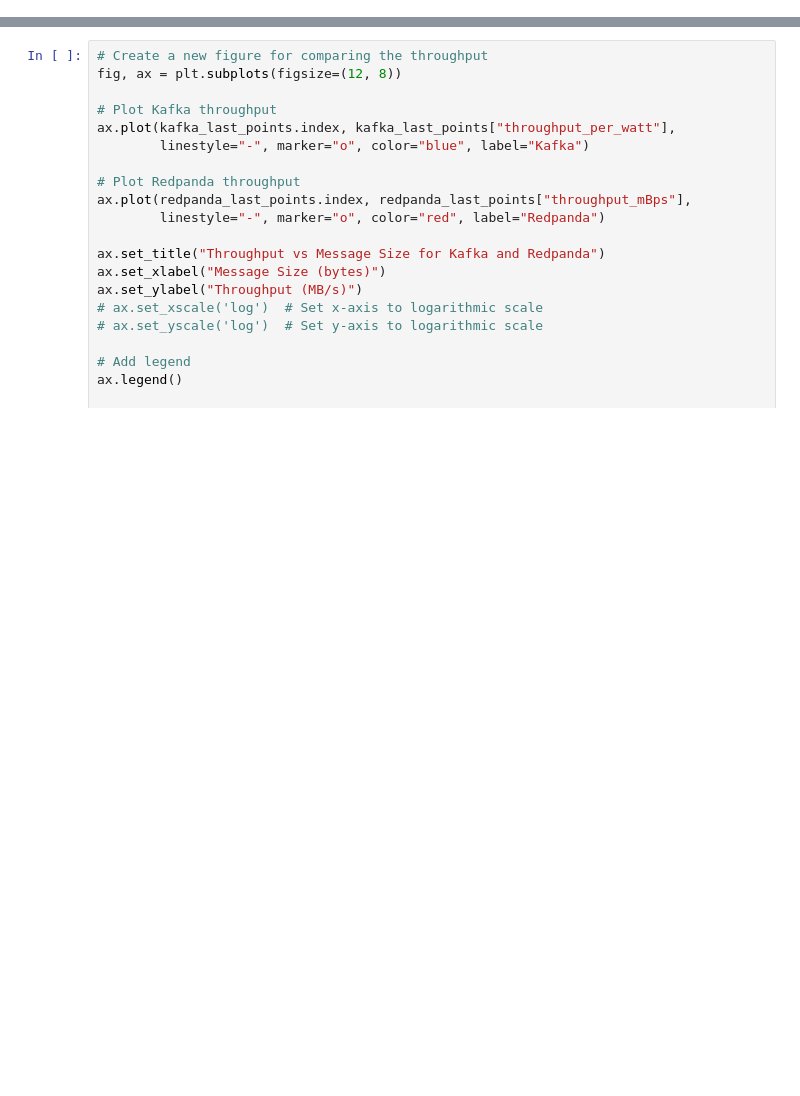
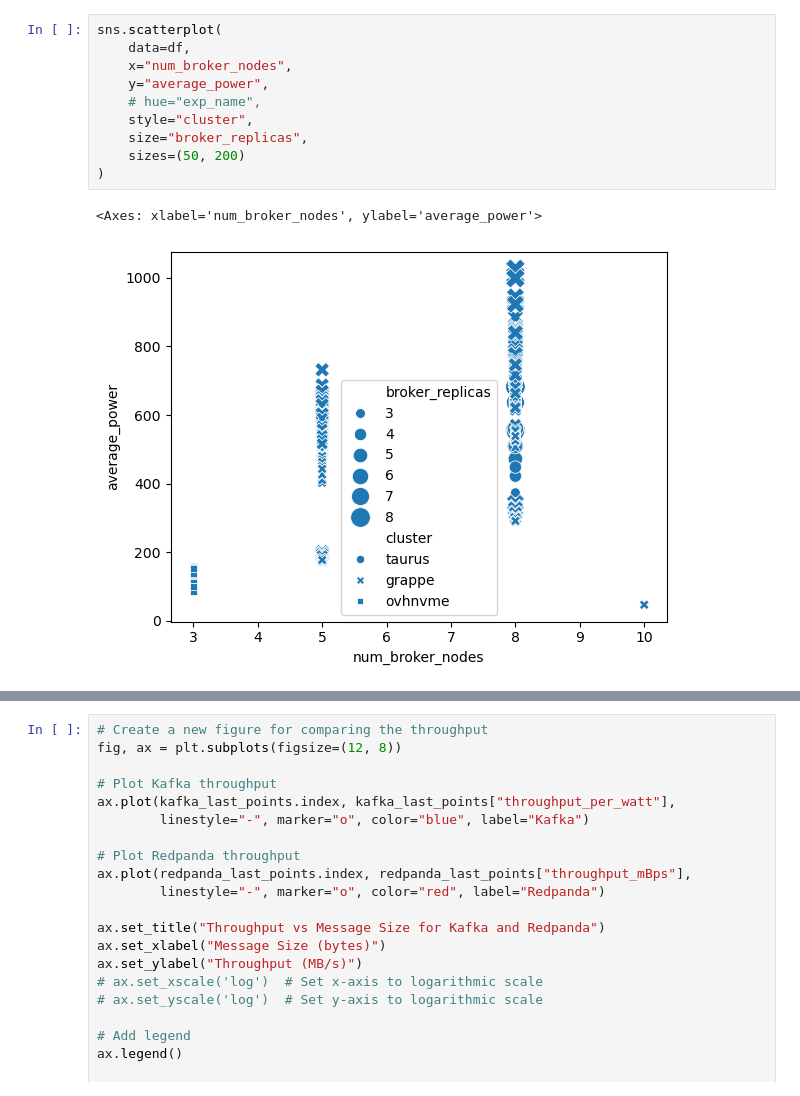
Before and after one commit to stream-energy/greenflow, a Jupyter notebook: plots/analysis.ipynb, the cells around one changed output, grey strips where cells are left out. Cells and saved outputs as stored; diff of their text form; blank space fills up the shorter version.

```diff
--- a/plots/analysis.ipynb
+++ b/plots/analysis.ipynb
@@ -66,3 +99,16 @@ QgridWidget(grid_options={'fullWidthRows': True, 'syncColumnCellResize': True, '
+# %%
+sns.scatterplot(
+    data=df,
+    x="num_broker_nodes",
+    y="average_power",
+    # hue="exp_name",
+    style="cluster",
+    size="broker_replicas",
+    sizes=(50, 200)
+)
+# %% [output]
+<Axes: xlabel='num_broker_nodes', ylabel='average_power'>
+[figure, added]
 # %%
 import seaborn as sns
 
```
Also changed, not shown: parts of 9 cells of this notebook, 9 other files.
